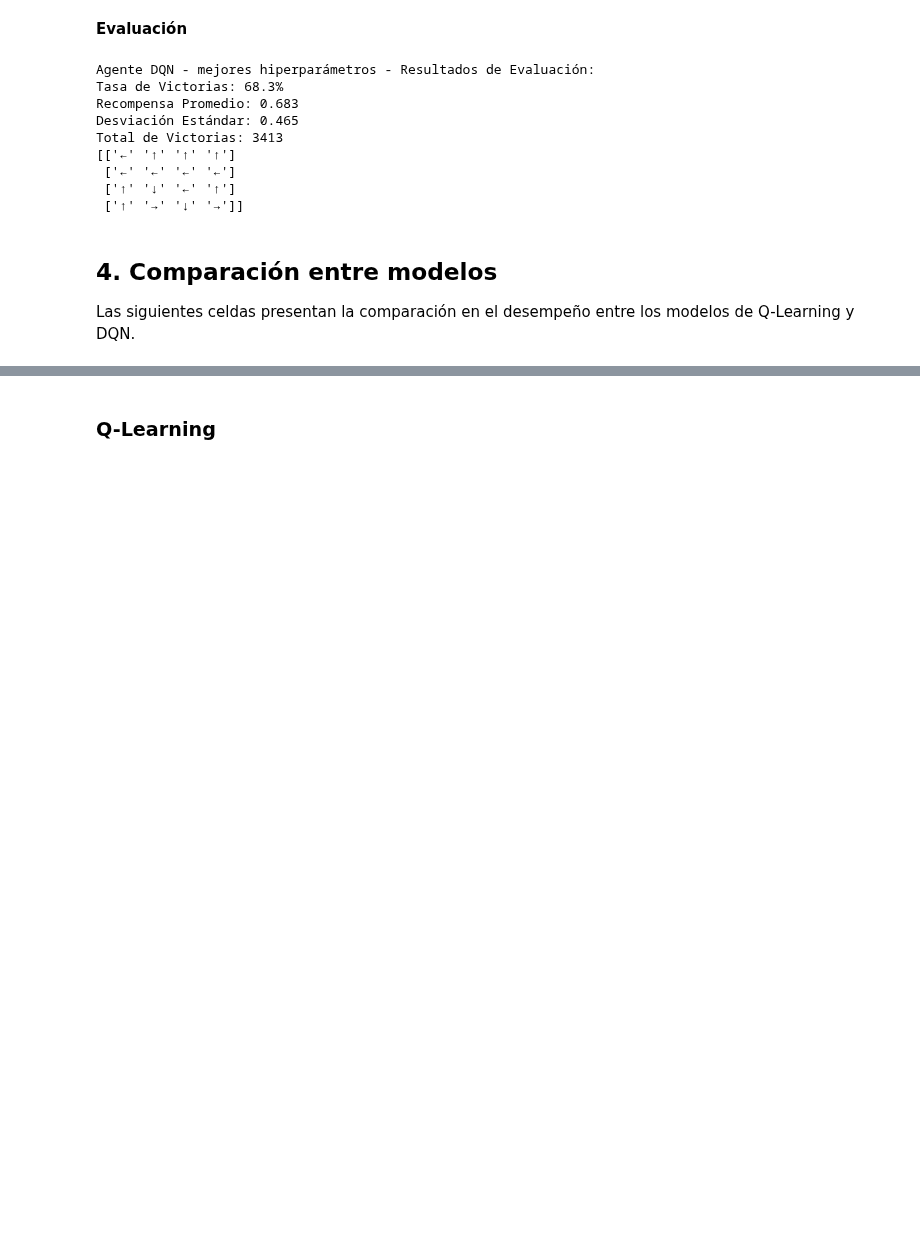
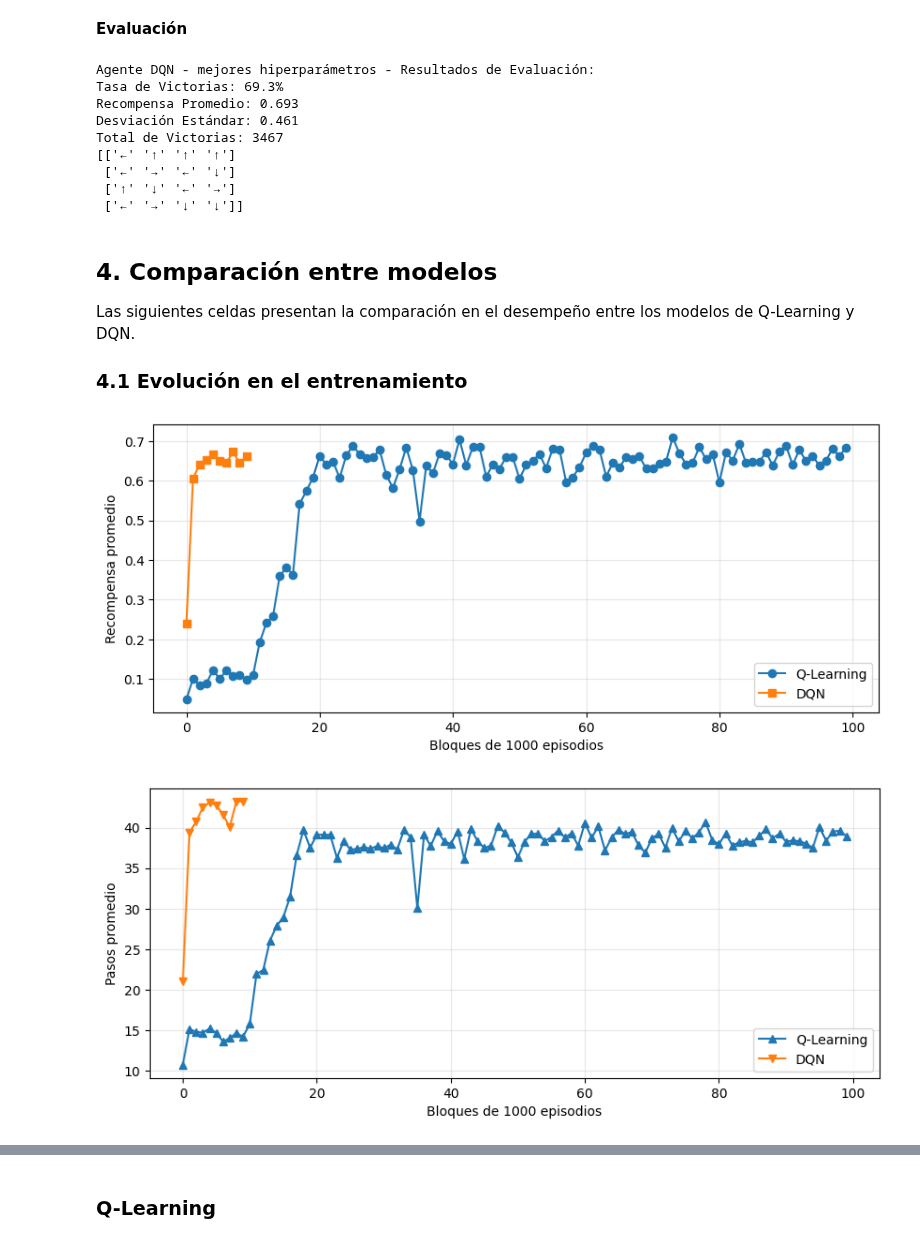
Before and after one commit to facuguisande/AA25, a Jupyter notebook: tarea2/FrozenGymQLAndDQN_Tarea.ipynb, the cells around one changed output, grey strips where cells are left out. Cells and saved outputs as stored; diff of their text form; code cells hidden in the pictures; blank space fills up the shorter version.

```diff
--- a/tarea2/FrozenGymQLAndDQN_Tarea.ipynb
+++ b/tarea2/FrozenGymQLAndDQN_Tarea.ipynb
@@ -754,19 +825,21 @@ gamma           : 0.99
 # %% [markdown]
 **Evaluación**
 # %%
-resultados_dqn = evaluar_agente(agente_dqn, env, num_episodios=5000)
-imprimir_resultados_evaluacion(resultados, "Agente DQN - mejores hiperparámetros")
-agente_dqn.mostrar_política()
+resultados_dqn = evaluar_agente(agente_dqn_opt, env, num_episodios=5000)
+imprimir_resultados_evaluacion(resultados_dqn, "Agente DQN - mejores hiperparámetros")
+agente_dqn_opt.mostrar_política()
 # %% [output]
 Agente DQN - mejores hiperparámetros - Resultados de Evaluación:
-Tasa de Victorias: 68.3%
-Recompensa Promedio: 0.683
-Desviación Estándar: 0.465
-Total de Victorias: 3413
+Tasa de Victorias: 69.3%
+Recompensa Promedio: 0.693
+Desviación Estándar: 0.461
+Total de Victorias: 3467
 [['←' '↑' '↑' '↑']
- ['←' '←' '←' '←']
- ['↑' '↓' '←' '↑']
- ['↑' '→' '↓' '→']]
+ ['←' '→' '←' '↓']
+ ['↑' '↓' '←' '→']
+ ['←' '→' '↓' '↓']]
 # %% [markdown]
 ## 4. **Comparación entre modelos**
 Las siguientes celdas presentan la comparación en el desempeño entre los modelos de Q-Learning y DQN.
+
+### 4.1 Evolución en el entrenamiento
@@ -844,0 +846,38 @@ print(tabla_opt.to_string(index=False))
+# %%
+recompensas_graf_ql = np.array(recompensas_ql)
+recompensas_graf_dqn = np.array(recompensas_dqn)
+pasos_graf_ql = np.array(l_ql)
+pasos_graf_dqn = np.array(l_dqn)
+
+# Calcular promedios por bloques de 1000
+def promedios_bloques(recompensas, bloque=1000):
+    recompensas = recompensas[:len(recompensas)//bloque * bloque]  # Recortar a múltiplo de 1000
+    bloques = recompensas.reshape(-1, bloque)
+    return bloques.mean(axis=1)
+
+# Calcular para ambos modelos
+recompensas_graf_ql, recompensas_graf_dqn = promedios_bloques(recompensas_graf_ql), promedios_bloques(recompensas_graf_dqn)
+pasos_graf_ql, pasos_graf_dqn = promedios_bloques(pasos_graf_ql), promedios_bloques(pasos_graf_dqn)
+
+# Gráfico 1: Recompensas
+plt.figure(figsize=(10, 4))
+plt.plot(recompensas_graf_ql, 'o-', label='Q-Learning')
+plt.plot(recompensas_graf_dqn, 's-', label='DQN')
+plt.xlabel('Bloques de 1000 episodios')
+plt.ylabel('Recompensa promedio')
+plt.legend()
+plt.grid(True, alpha=0.3)
+plt.show()
+
+# Gráfico 2: Pasos
+plt.figure(figsize=(10, 4))
+plt.plot(pasos_graf_ql, '^-', label='Q-Learning')
+plt.plot(pasos_graf_dqn, 'v-', label='DQN')
+plt.xlabel('Bloques de 1000 episodios')
+plt.ylabel('Pasos promedio')
+plt.legend()
+plt.grid(True, alpha=0.3)
+plt.show()
+# %% [output]
+[figure, added]
+[figure, added]
```
Also changed, not shown: parts of 23 cells of this notebook.
